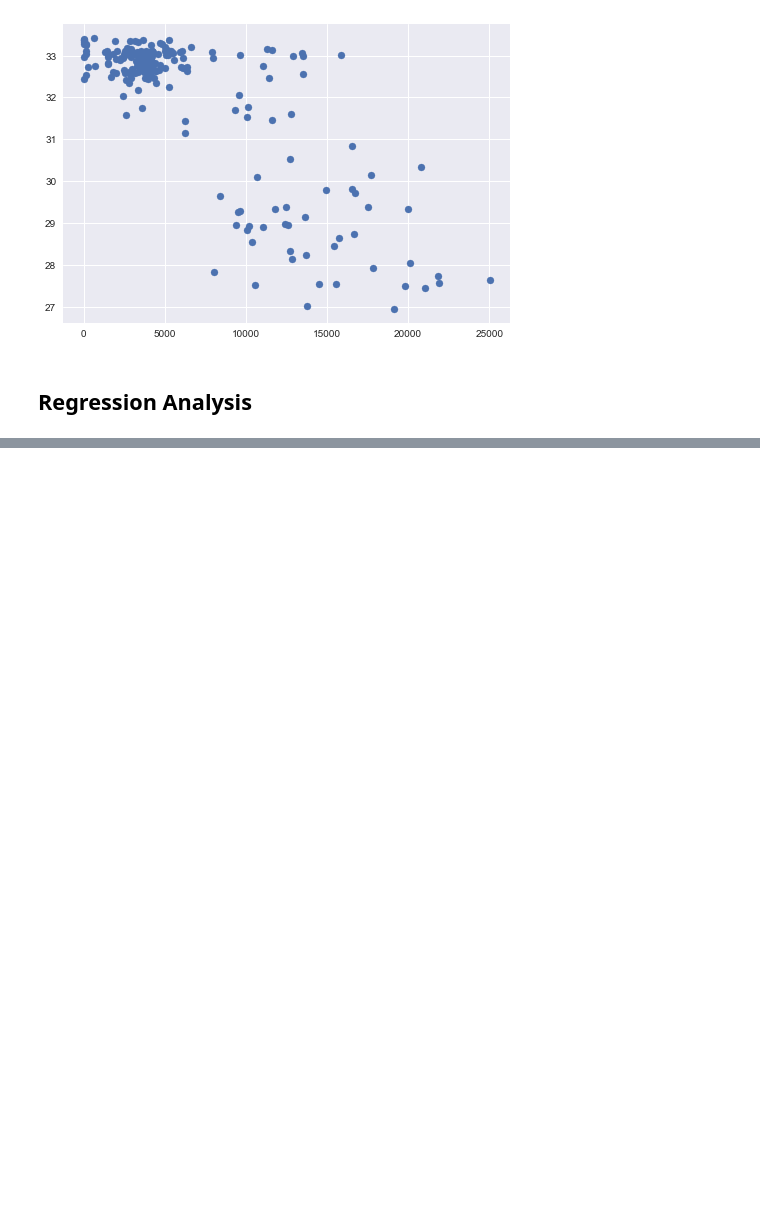
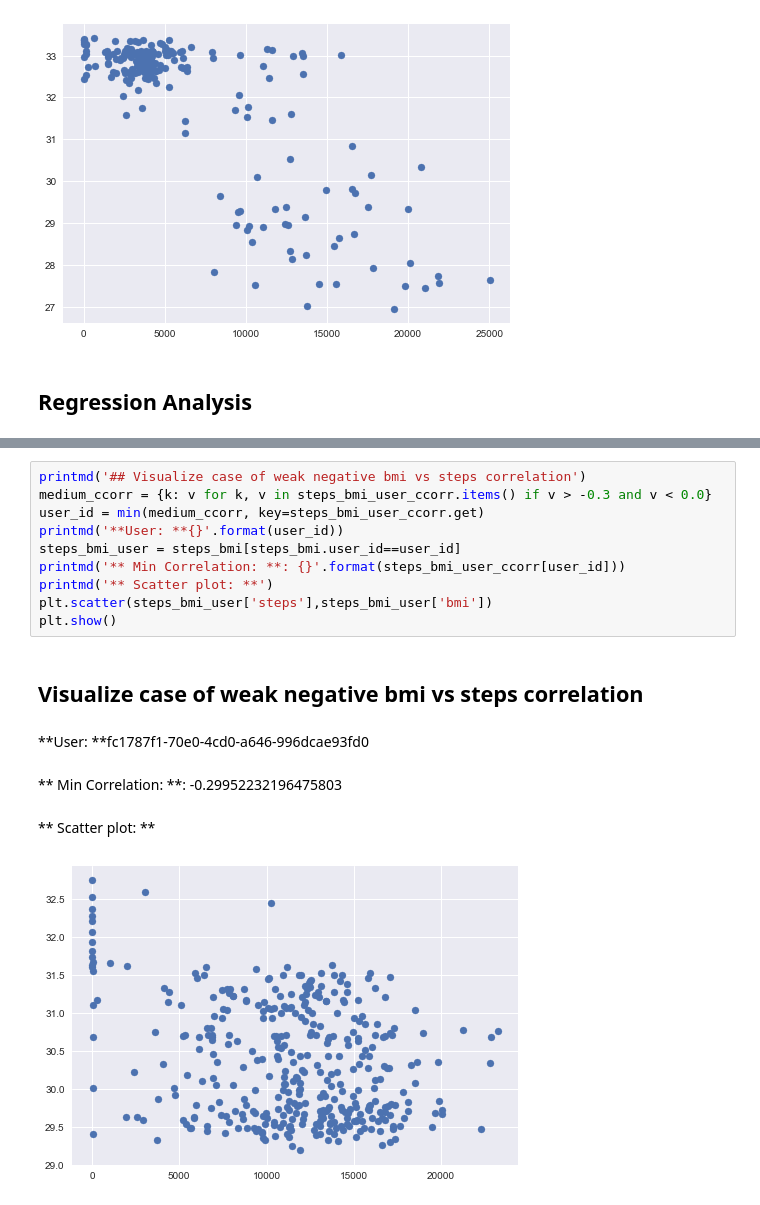
Before and after one commit to renatalucia/activity-tracker, a Jupyter notebook: data_exploration/bmi_steps_correlation.ipynb, the cells around one changed output, grey strips where cells are left out. Saved outputs shown, nothing was run; the diff lists cells and outputs as text; blank space fills up the shorter version.

Commit message:
update report. add more hypthesis tests to bmi-steps correlation file.

```diff
--- a/data_exploration/bmi_steps_correlation.ipynb
+++ b/data_exploration/bmi_steps_correlation.ipynb
@@ -432,0 +386,16 @@ steps      -0.000251  -0.000187
+# %%
+printmd('## Visualize case of weak negative bmi vs steps correlation')
+medium_ccorr = {k: v for k, v in steps_bmi_user_ccorr.items() if v > -0.3 and v < 0.0}
+user_id = min(medium_ccorr, key=steps_bmi_user_ccorr.get)
+printmd('**User: **{}'.format(user_id))
+steps_bmi_user = steps_bmi[steps_bmi.user_id==user_id]
+printmd('** Min Correlation: **: {}'.format(steps_bmi_user_ccorr[user_id]))
+printmd('** Scatter plot: **')
+plt.scatter(steps_bmi_user['steps'],steps_bmi_user['bmi'])
+plt.show()
+# %% [output]
+## Visualize case of weak negative bmi vs steps correlation
+**User: **fc1787f1-70e0-4cd0-a646-996dcae93fd0
+** Min Correlation: **: -0.29952232196475803
+** Scatter plot: **
+[figure, added]
```
Also changed, not shown: parts of 10 cells of this notebook, 2 other files.
